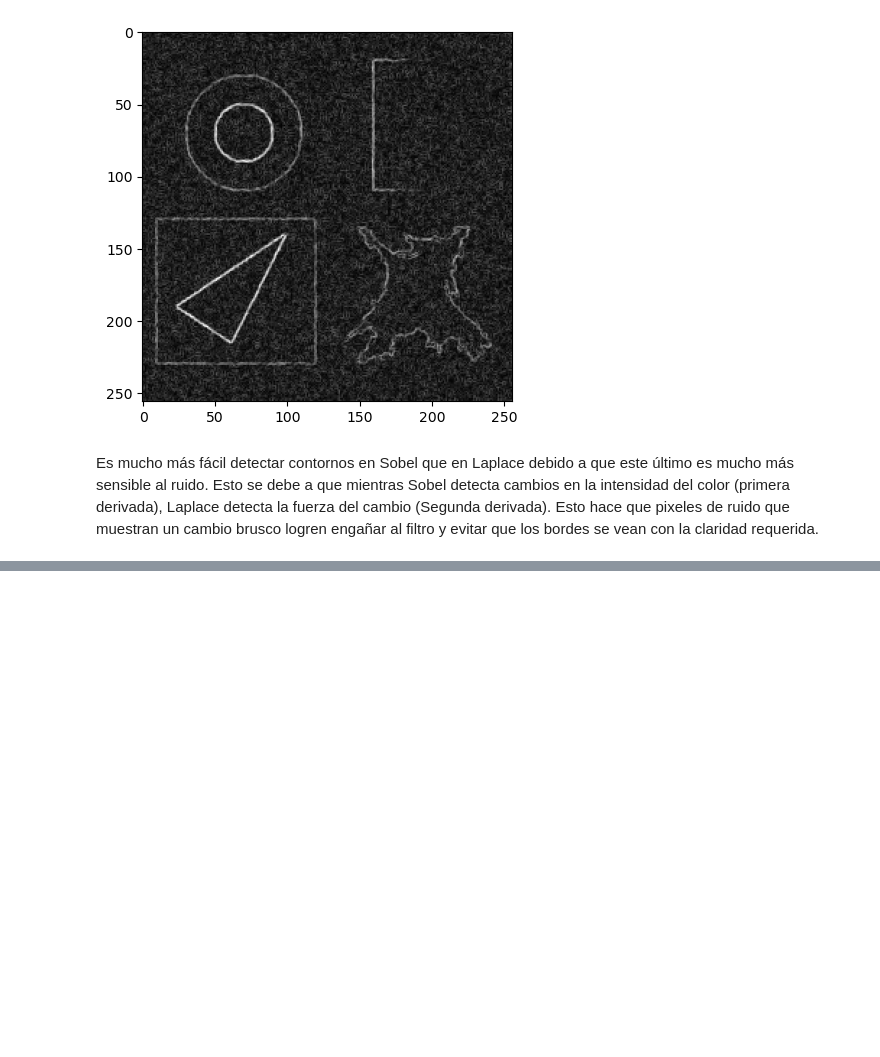
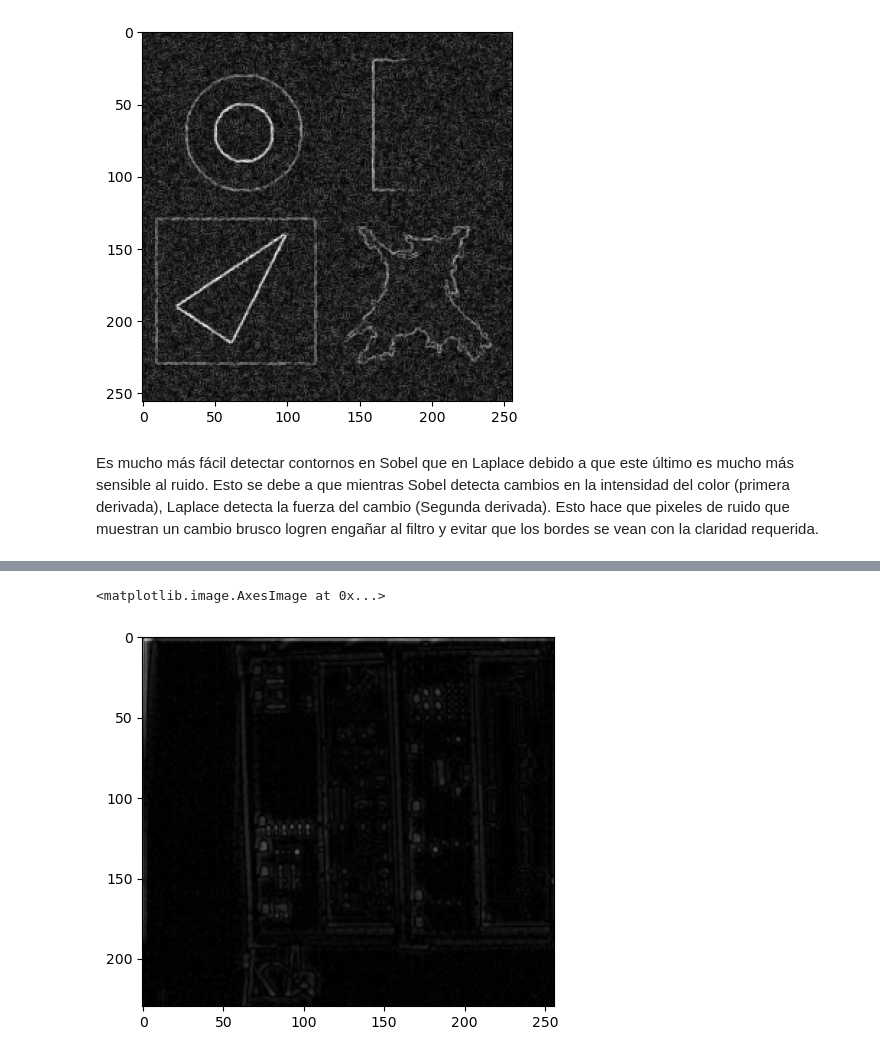
Before and after one commit to Imagenes-Vision/Taller4, a Jupyter notebook: laplacianoR.ipynb, the cells around one changed output, grey strips where cells are left out. Drawn from its saved outputs; the diff is of its cells as text; code cells hidden in the pictures; blank space fills up the shorter version.

```diff
--- a/laplacianoR.ipynb
+++ b/laplacianoR.ipynb
@@ -118,0 +138,8 @@ Es mucho más fácil detectar contornos en Sobel que en Laplace debido a que est
+# %%
+imgFilm_lap = exposure.rescale_intensity(imgFilm_lap, in_range=(np.min(imgFilm_lap), np.max(imgFilm_lap)), out_range=(0, 255))
+imgFilm_lap = imgFilm_lap.astype(np.uint8)
+
+plt.imshow(imgFilm_lap, cmap='gray', vmin=0, vmax=255)
+# %% [output]
+<matplotlib.image.AxesImage at 0x...>
+[figure, added]
```
Also changed, not shown: parts of 5 cells of this notebook.
